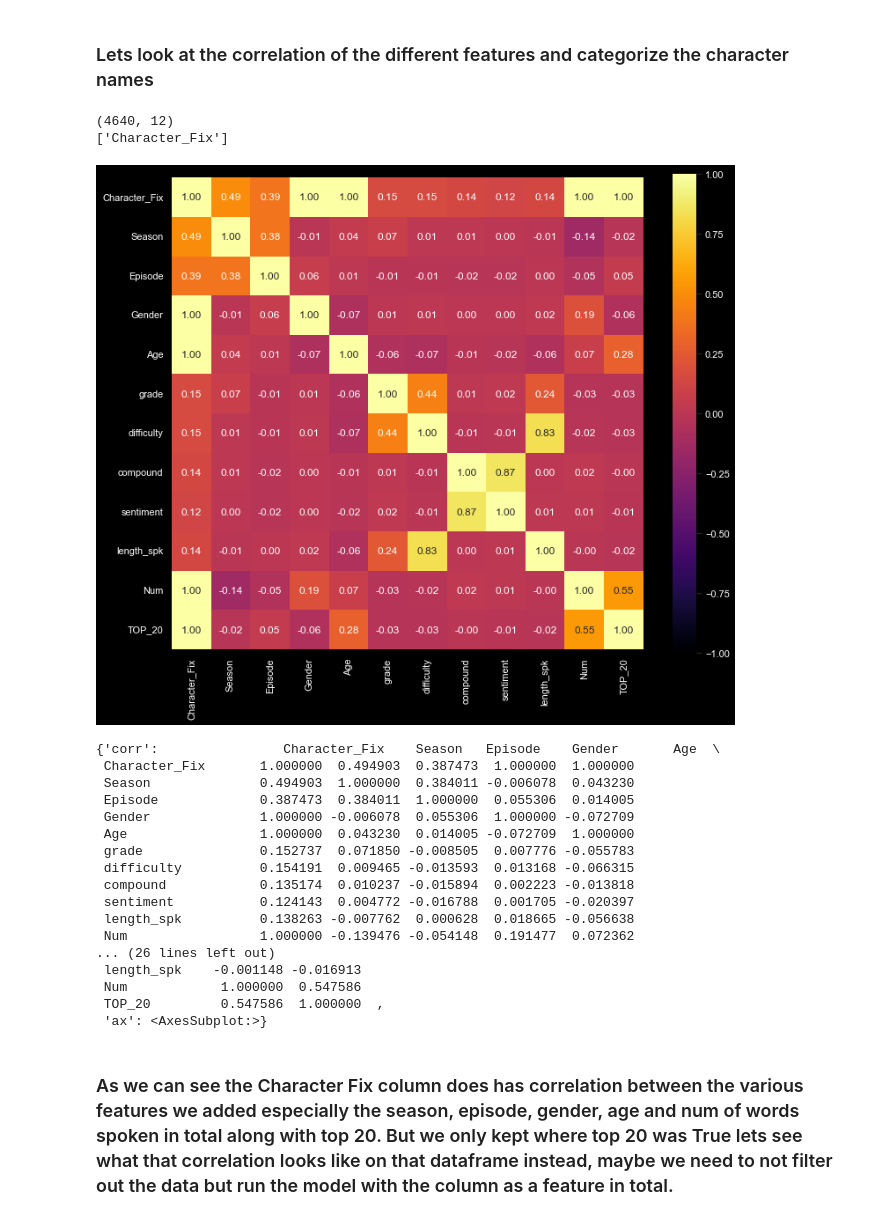
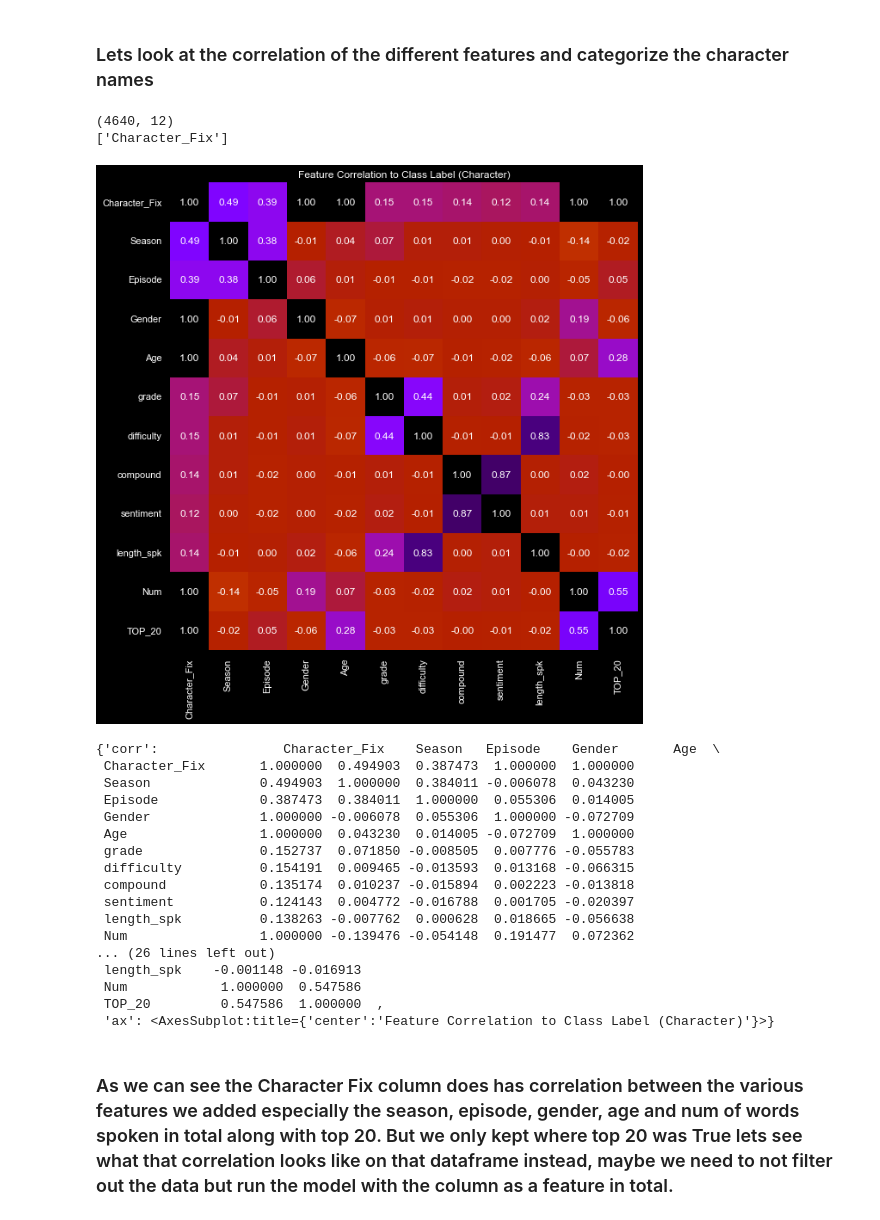
Before and after one commit to limesarelife/Milestone2, a Jupyter notebook: ReadScripts/supervised_tvshow_scripts_LinearSVM.ipynb, the cells around one changed output. Drawn from its saved outputs; the diff is of its cells as text; code cells hidden in the pictures.

```diff
--- a/ReadScripts/supervised_tvshow_scripts_LinearSVM.ipynb
+++ b/ReadScripts/supervised_tvshow_scripts_LinearSVM.ipynb
@@ -1005,38 +1005,41 @@ from dython.nominal import identify_nominal_columns
 train_corre=train_df2_fin.copy()
 
 train_corre['TOP_20'] = train_corre['Character_Fix'].apply(lambda x: \
                                 True if x in top20chars else False)
 test_corre=test_df2_fin.copy()
 
 test_corre['TOP_20'] = test_corre['Character_Fix'].apply(lambda x: \
                                 True if x in top20chars else False)
 
 check_corre = pd.concat([train_corre, test_corre], ignore_index=True, axis=0)
 
 check_corre.drop(columns=['index','token_lemma'],axis = 1,inplace = True)
 
 f = lambda x: 1 if x==True else 0
 check_corre['TOP_20'] = check_corre['TOP_20'].apply(f)
 print(check_corre.shape)
 #!pip3 install dython
 
 categorical_features=identify_nominal_columns(check_corre)
 print(categorical_features)
 
 associations(check_corre, nominal_columns='auto',
              numerical_columns=None, mark_columns=False,
              nom_nom_assoc='cramer', num_num_assoc='pearson',
              cramers_v_bias_correction=True, nan_strategy=False,
              nan_replace_value=False, ax =sns.set(rc ={'xtick.labelcolor':'white',
                                                         'ytick.labelcolor':'white',
-                                                       'figure.facecolor':'black'}),
-             figsize=(12,10), annot=True, fmt='.2f', cmap="inferno",
-             sv_color='black', cbar=True, vmax=1.0, vmin=None, plot=True,
-             compute_only=False, clustering=False, title=None, filename=None)
+                                                       'figure.facecolor':'black',
+                                                       'text.color': "white",
+                                                        }),
+             figsize=(10,10), annot=True, fmt='.2f', cmap="gnuplot_r",
+             sv_color='black', cbar=False, vmax=1.0, vmin=None, plot=True,
+             compute_only=False, clustering=False, title="Feature Correlation to Class Label (Character)",
+             filename=None)
 # %% [output]
 (4640, 12)
 ['Character_Fix']
-[figure, old version]
+[figure, new version]
 {'corr':                Character_Fix    Season   Episode    Gender       Age  \
  Character_Fix       1.000000  0.494903  0.387473  1.000000  1.000000
  Season              0.494903  1.000000  0.384011 -0.006078  0.043230
@@ -1053,7 +1056,7 @@ associations(check_corre, nominal_columns='auto',
  length_spk    -0.001148 -0.016913
  Num            1.000000  0.547586
  TOP_20         0.547586  1.000000  ,
- 'ax': <AxesSubplot:>}
+ 'ax': <AxesSubplot:title={'center':'Feature Correlation to Class Label (Character)'}>}
 # %% [markdown]
 ### As we can see the Character Fix column does has correlation between the various features we added especially the season, episode, gender, age and num of words spoken in total along with top 20.  But we only kept where top 20 was True lets see what that correlation looks like on that dataframe instead, maybe we need to not filter out the data but run the model with the column as a feature in total.
 # %%
```
Also changed, not shown: parts of 4 cells of this notebook, 13 other files.
